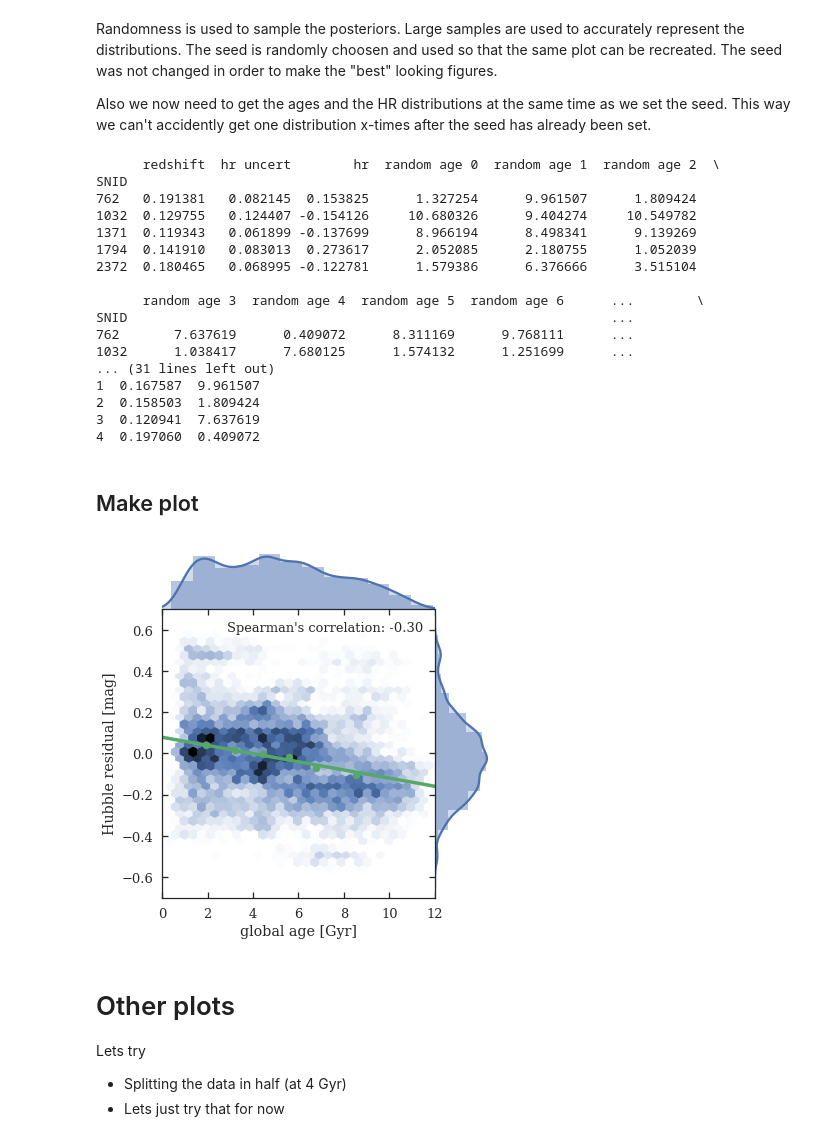
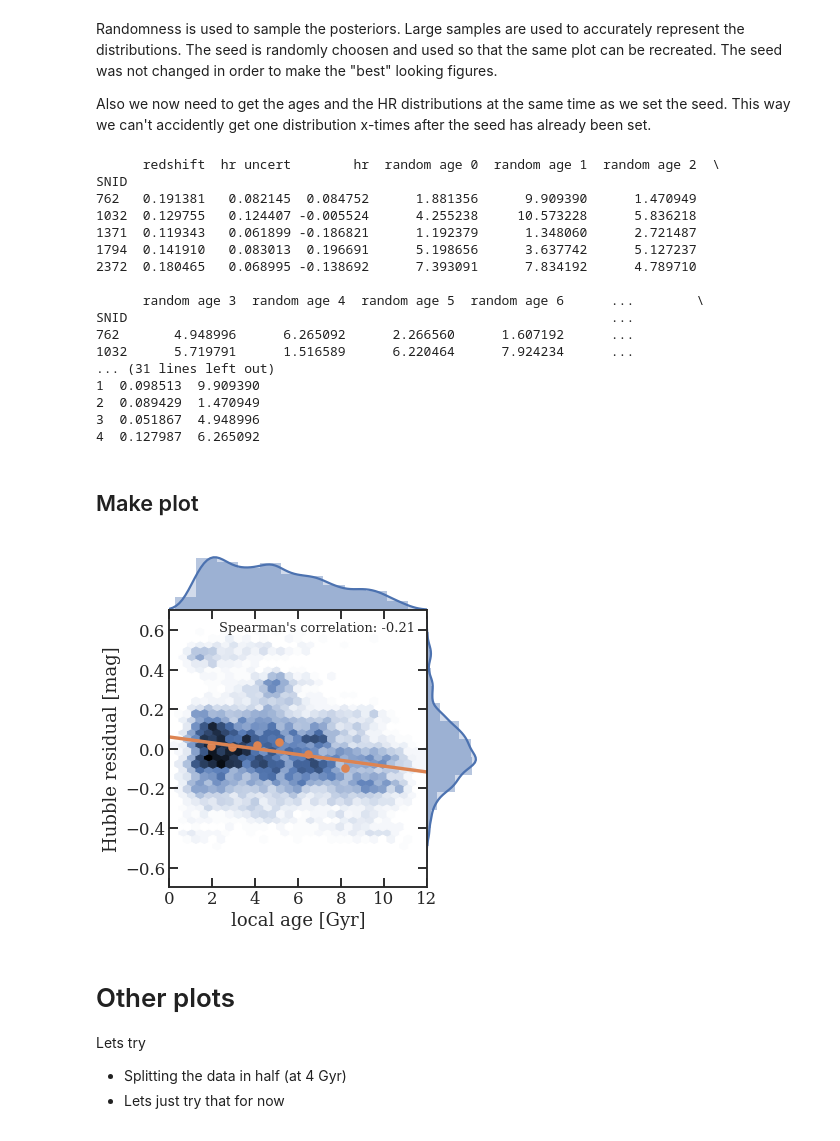
Before and after one commit to benjaminrose/MC-Age, a Jupyter notebook: figures/Results-HRvsAge-redshiftcut.ipynb, the cells around one changed output. Cells and saved outputs as stored; diff of their text form; code cells hidden in the pictures.

```diff
--- a/figures/Results-HRvsAge-redshiftcut.ipynb
+++ b/figures/Results-HRvsAge-redshiftcut.ipynb
@@ -15,7 +15,7 @@ from matplotlib.ticker import MultipleLocator
 
 Since we can't figure out what is happening, does it change with redshift?
 # %%
-dataset = 'campbellG'   # 'gupta' or 'campbell' or 'campbellG'
+dataset = 'campbell'   # 'gupta' or 'campbell' or 'campbellG'
 z_max = 0.2   # campbell is already cut at  ~0.33
 # %% [markdown]
 ## Import HR
@@ -153,21 +153,21 @@ print(plot.head(5))
 # %% [output]
       redshift  hr uncert        hr  random age 0  random age 1  random age 2  \
 SNID
-762   0.191381   0.082145  0.153825      1.327254      9.961507      1.809424
-1032  0.129755   0.124407 -0.154126     10.680326      9.404274     10.549782
-1371  0.119343   0.061899 -0.137699      8.966194      8.498341      9.139269
-1794  0.141910   0.083013  0.273617      2.052085      2.180755      1.052039
-2372  0.180465   0.068995 -0.122781      1.579386      6.376666      3.515104
+762   0.191381   0.082145  0.084752      1.881356      9.909390      1.470949
+1032  0.129755   0.124407 -0.005524      4.255238     10.573228      5.836218
+1371  0.119343   0.061899 -0.186821      1.192379      1.348060      2.721487
+1794  0.141910   0.083013  0.196691      5.198656      3.637742      5.127237
+2372  0.180465   0.068995 -0.138692      7.393091      7.834192      4.789710
 
       random age 3  random age 4  random age 5  random age 6      ...        \
 SNID                                                              ...
-762       7.637619      0.409072      8.311169      9.768111      ...
-1032      1.038417      7.680125      1.574132      1.251699      ...
+762       4.948996      6.265092      2.266560      1.607192      ...
+1032      5.719791      1.516589      6.220464      7.924234      ...
 ... (31 lines left out)
-1  0.167587  9.961507
-2  0.158503  1.809424
-3  0.120941  7.637619
-4  0.197060  0.409072
+1  0.098513  9.909390
+2  0.089429  1.470949
+3  0.051867  4.948996
+4  0.127987  6.265092
 # %% [markdown]
 ## Make plot
 # %%
@@ -198,38 +198,42 @@ g = sns.jointplot(plot[plot['hr']<0.6]['age'], plot[plot['hr']<0.6]['hr'], stat_
                   kind="hex", gridsize=30,
 # g = sns.jointplot(plot['age'], plot['hr'], stat_func=spearmanr, kind="hex", gridsize=25,
                   bins=None, space=0.0, xlim=(0,12),  ylim=(-0.7, 0.7),
                   marginal_kws={'bins':12, 'kde':True, 'hist':True,
-                                'kde_kws':{"shade":True}}
+                                'kde_kws':{"shade":True},
+                                'hist_kws':{'linewidth': 0}}
                  )
 
 # g = g.plot_joint(plt.scatter, alpha=0) #skip green color
 g = g.plot_joint(sns.regplot, x_bins=6, x_ci=None)#,  # not really needed anymore
 #                  ci=68)
 
 # This is plotted on top of jointplot's forced marginals
 # g = g.plot_marginals(sns.distplot, kde=True)  # currently the best option
 # g = g.plot_marginals(sns.distplot, kde=True, hist=False, kde_kws={"shade" : True})
 # g = g.plot_marginals(sns.kdeplot, shade=True, cumulative=True, hist=False)
 
 g.ax_joint.tick_params(axis='both', direction='in')
 g.ax_joint.set_axisbelow(False)    # bring axis to be ontop of hexbin so that the tick marks are visible
+g.ax_joint.set_xticks([0, 2, 4, 6, 8, 10, 12])
 
 g = g.annotate(spearmanr, stat="Spearman's correlation",
                loc="upper right", fontsize=13,
-               template="{stat}: {val:.2f}")
+               template="{stat}: {val:.2f}",
+               frameon=False)  # a matplotlib legend keyword
 # it looks like <abs(0.3) for spearman r is not very correlated.
 
 g = g.set_axis_labels(xlabel, 'Hubble residual [mag]')
 # fig.set_tight_layout({'pad': 1.5})   #cut edge whitespace -- not needed for this figure.
 
 uuid = datetime.datetime.now().strftime('%Y%m%d%H%M%S')
 # g.savefig(savename)
-g.savefig('HRvAge-campbell-global-corrected-z02.pdf')
+# g.savefig('HRvAge-campbell-global-corrected-z02.pdf')
 # g.savefig('HRvAge-gupta-global.pdf')
-# g.savefig('HRvAge-campbell-local.pdf')
+g.savefig('HRvAge-campbell-local.pdf')
+# g.savefig('HRvAge-campbell-global.pdf')
 plt.show()
 # %% [output]
-[figure, old version]
+[figure, new version]
 # %% [markdown]
 # Other plots
 
```
Also changed, not shown: parts of 9 cells of this notebook, 5 other files.
